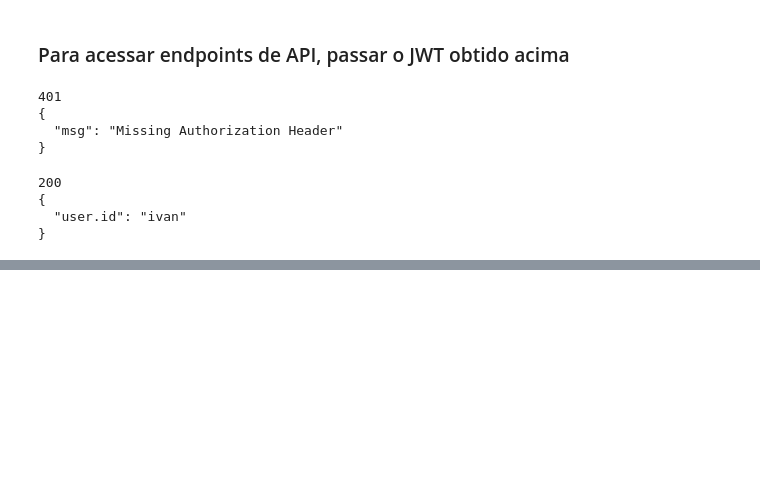
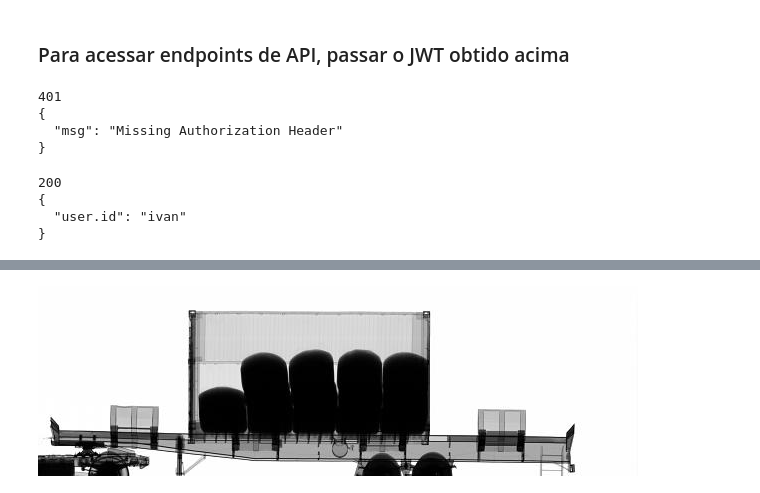
Before and after one commit to williansnogueira/ajna_api, a Jupyter notebook: notebooks/Teste interativo API.ipynb, the cells around one changed output, grey strips where cells are left out. Saved outputs shown, nothing was run; the diff lists cells and outputs as text; code cells hidden in the pictures; blank space fills up the shorter version.

```diff
--- a/notebooks/Teste interativo API.ipynb
+++ b/notebooks/Teste interativo API.ipynb
@@ -98,6 +102,7 @@ print(r.text)
   "user.id": "ivan"
 }
 # %%
+payload = {}
 r = requests.get(BASE_URL + '/api/grid_data', json=payload, headers=headers)
 print(r.status_code)
 print(r.text)
@@ -114,5 +149,5 @@ print(r.text)
 # %%
-r = requests.get(BASE_URL + '/api/summary_aniita/5d84d54d7d267e9386eecabb', json=payload, headers=headers)
+r = requests.get(BASE_URL + '/api/image/5c5309281004b3779c37d2d2', json=payload, headers=headers)
 print(r.status_code)
 print(r.text)
 # %% [output]
@@ -120,0 +159,6 @@ print(r.text)
+# %%
+from IPython.display import Image
+from base64 import b64decode
+Image(b64decode(r.json().get('content')))
+# %% [output]
+[figure, added]
```
Also changed, not shown: parts of 9 cells of this notebook, 19 other files.
